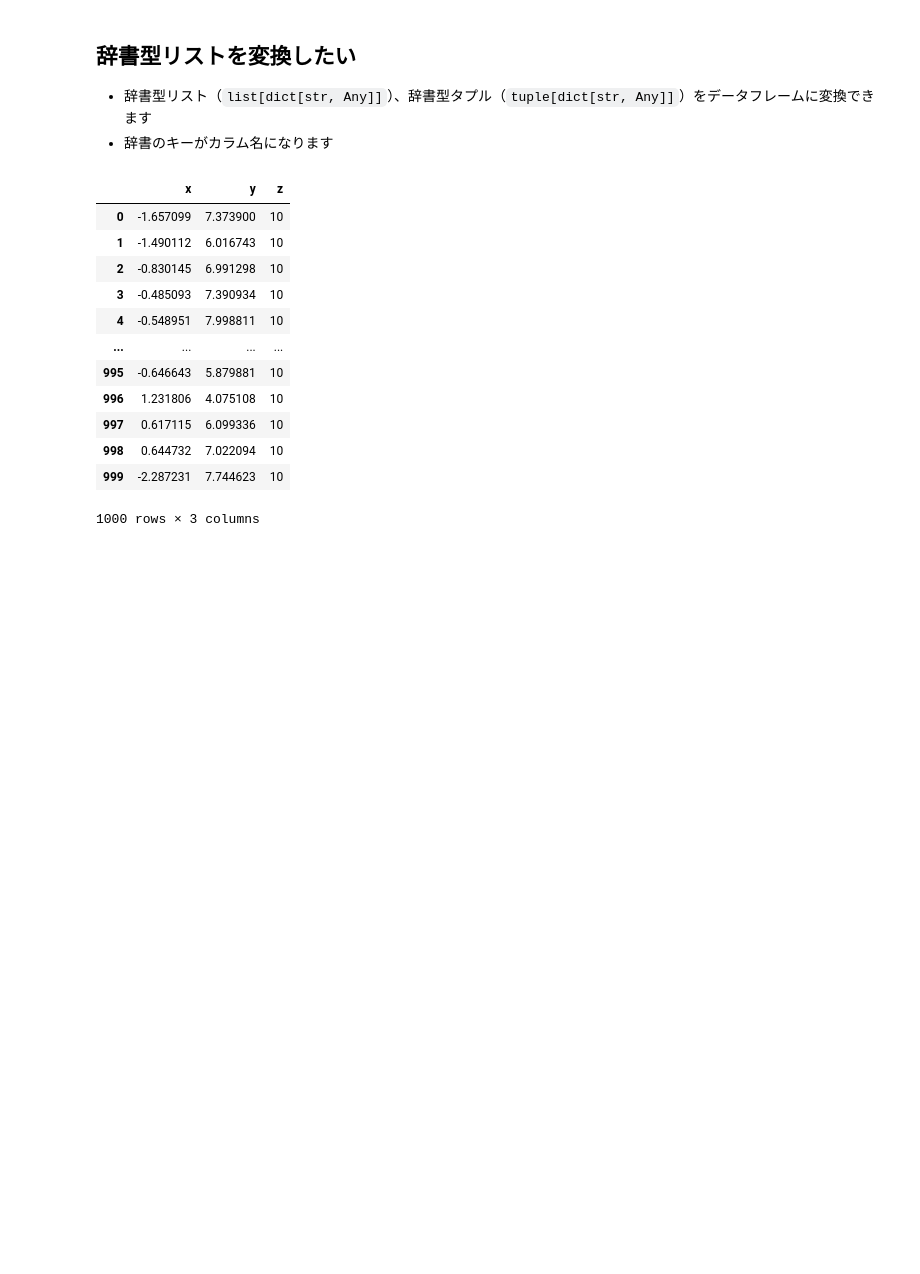
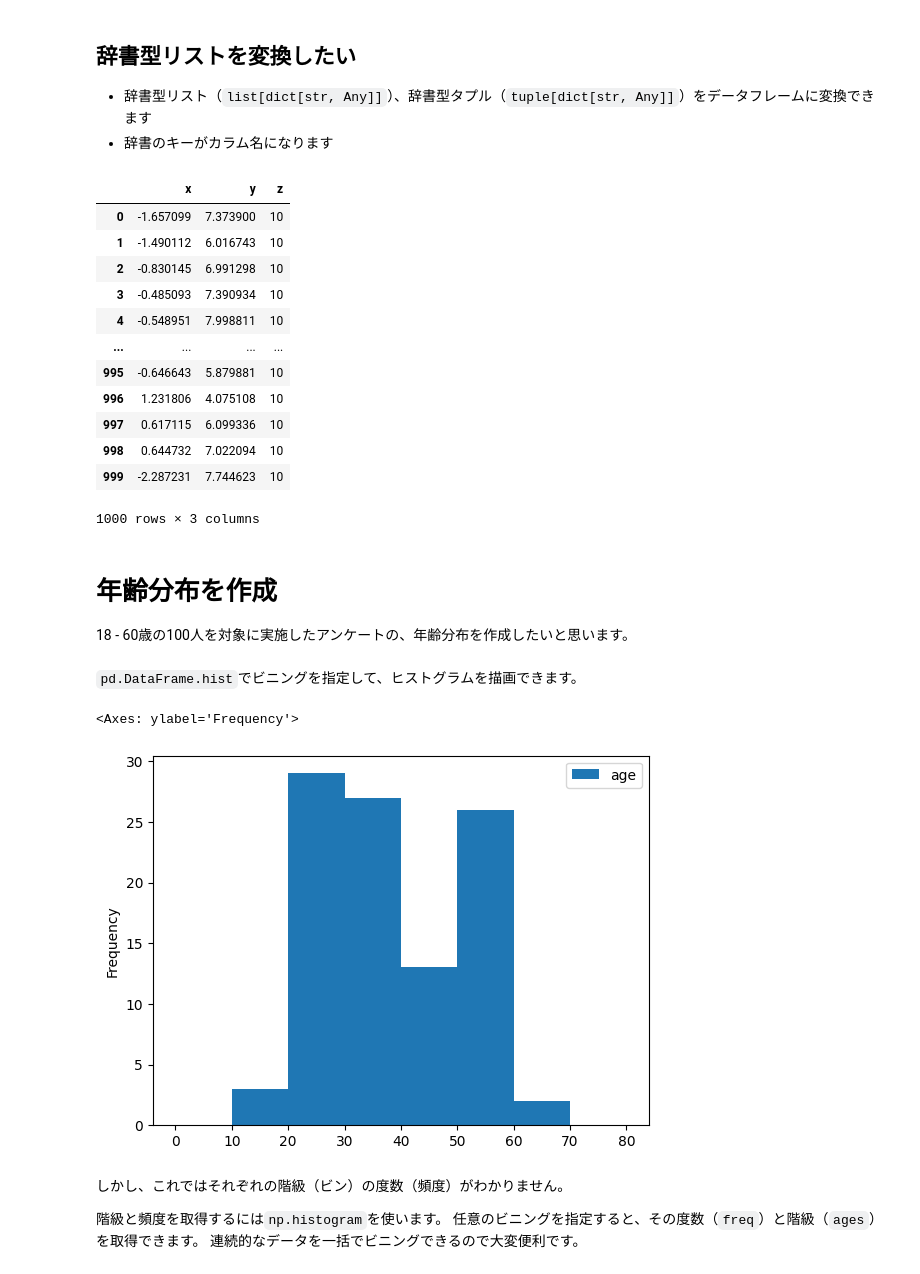
Before and after one commit to shotakaha/kumaroot, a Jupyter notebook: mystmd/pandas.ipynb, the cells around one changed output. Drawn from its saved outputs; the diff is of its cells as text; code cells hidden in the pictures; blank space fills up the shorter version.

```diff
--- a/mystmd/pandas.ipynb
+++ b/mystmd/pandas.ipynb
@@ -72,3 +73,24 @@ data
 | 998 | 0.644732 | 7.022094 | 10 |
 | 999 | -2.287231 | 7.744623 | 10 |
 1000 rows × 3 columns
+# %% [markdown]
+# 年齢分布を作成
+
+18 - 60歳の100人を対象に実施したアンケートの、年齢分布を作成したいと思います。
+# %%
+ages = [random.randint(18, 60) for i in range(100)]
+ages = pd.DataFrame({"age": ages})
+# %% [markdown]
+`pd.DataFrame.hist`でビニングを指定して、ヒストグラムを描画できます。
+# %%
+bins = [0, 10, 20, 30, 40, 50, 60, 70, 80]
+ages.plot.hist(bins=bins)
+# %% [output]
+<Axes: ylabel='Frequency'>
+[figure, added]
+# %% [markdown]
+しかし、これではそれぞれの階級（ビン）の度数（頻度）がわかりません。
+
+階級と頻度を取得するには``np.histogram``を使います。
+任意のビニングを指定すると、その度数（``freq``）と階級（``ages``）を取得できます。
+連続的なデータを一括でビニングできるので大変便利です。
```
Also changed, not shown: parts of 4 cells of this notebook.
